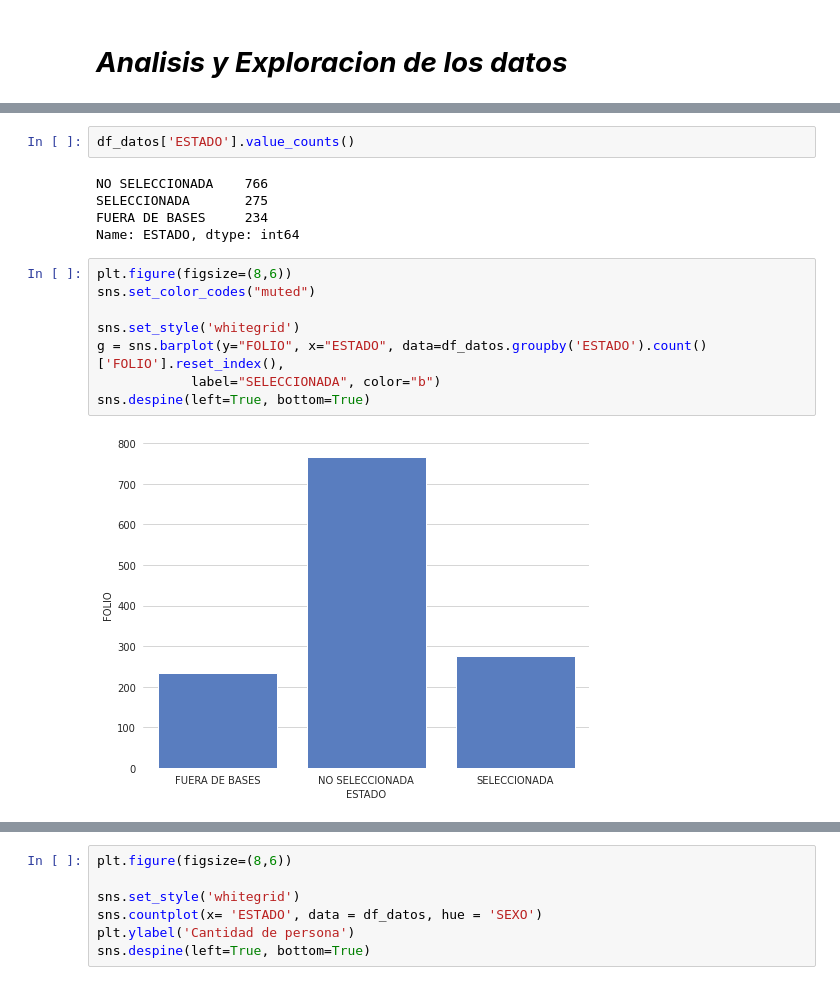
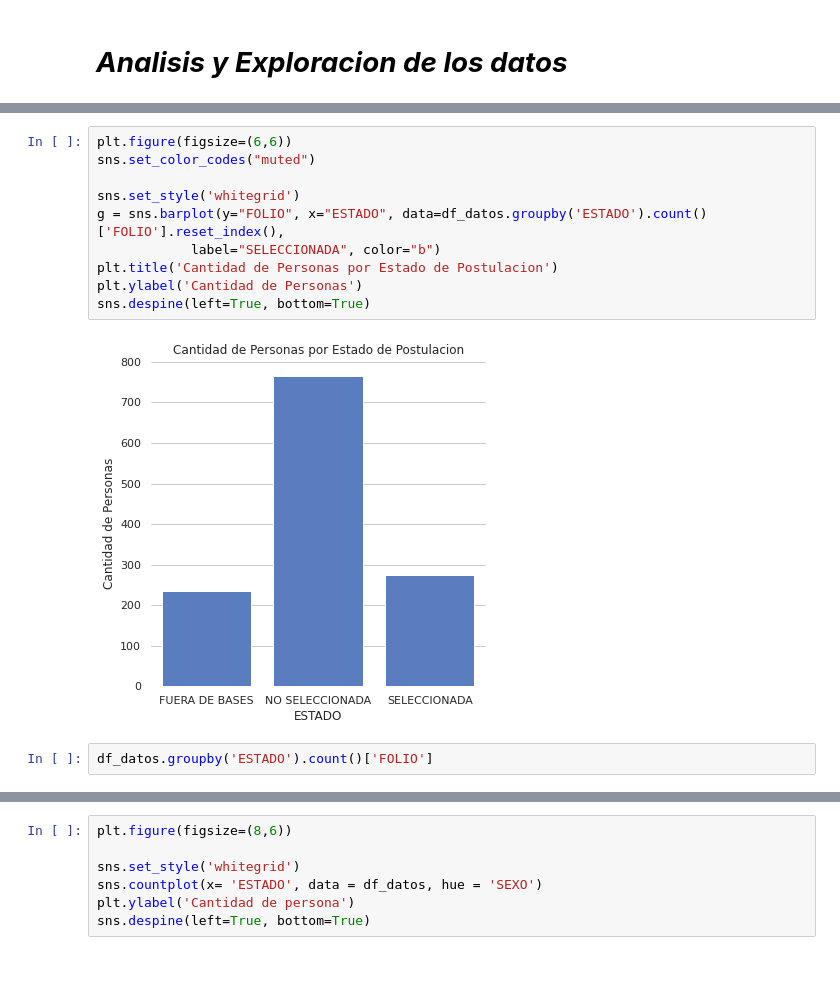
Before and after one commit to Foco22/BECAS_MAGISTER, a Jupyter notebook: AnalisisBase.ipynb, the cells around one changed output, grey strips where cells are left out. Drawn from its saved outputs; the diff is of its cells as text.

```diff
--- a/AnalisisBase.ipynb
+++ b/AnalisisBase.ipynb
@@ -101,17 +108,14 @@ df_datos.head()
+# %%
+plt.figure(figsize=(6,6))
+sns.set_color_codes("muted")
+
+sns.set_style('whitegrid')
+g = sns.barplot(y="FOLIO", x="ESTADO", data=df_datos.groupby('ESTADO').count()['FOLIO'].reset_index(),
+            label="SELECCIONADA", color="b")
+plt.title('Cantidad de Personas por Estado de Postulacion')
+plt.ylabel('Cantidad de Personas')
+sns.despine(left=True, bottom=True)
+# %% [output]
+[figure, added]
 # %%
-df_datos['ESTADO'].value_counts()
+df_datos.groupby('ESTADO').count()['FOLIO']
-# %% [output]
-NO SELECCIONADA    766
-SELECCIONADA       275
-FUERA DE BASES     234
-Name: ESTADO, dtype: int64
-# %%
-plt.figure(figsize=(8,6))
-sns.set_color_codes("muted")
-
-sns.set_style('whitegrid')
-g = sns.barplot(y="FOLIO", x="ESTADO", data=df_datos.groupby('ESTADO').count()['FOLIO'].reset_index(),
-            label="SELECCIONADA", color="b")
-sns.despine(left=True, bottom=True)
-# %% [output]
-[figure, removed]
```
Also changed, not shown: parts of 23 cells of this notebook.
